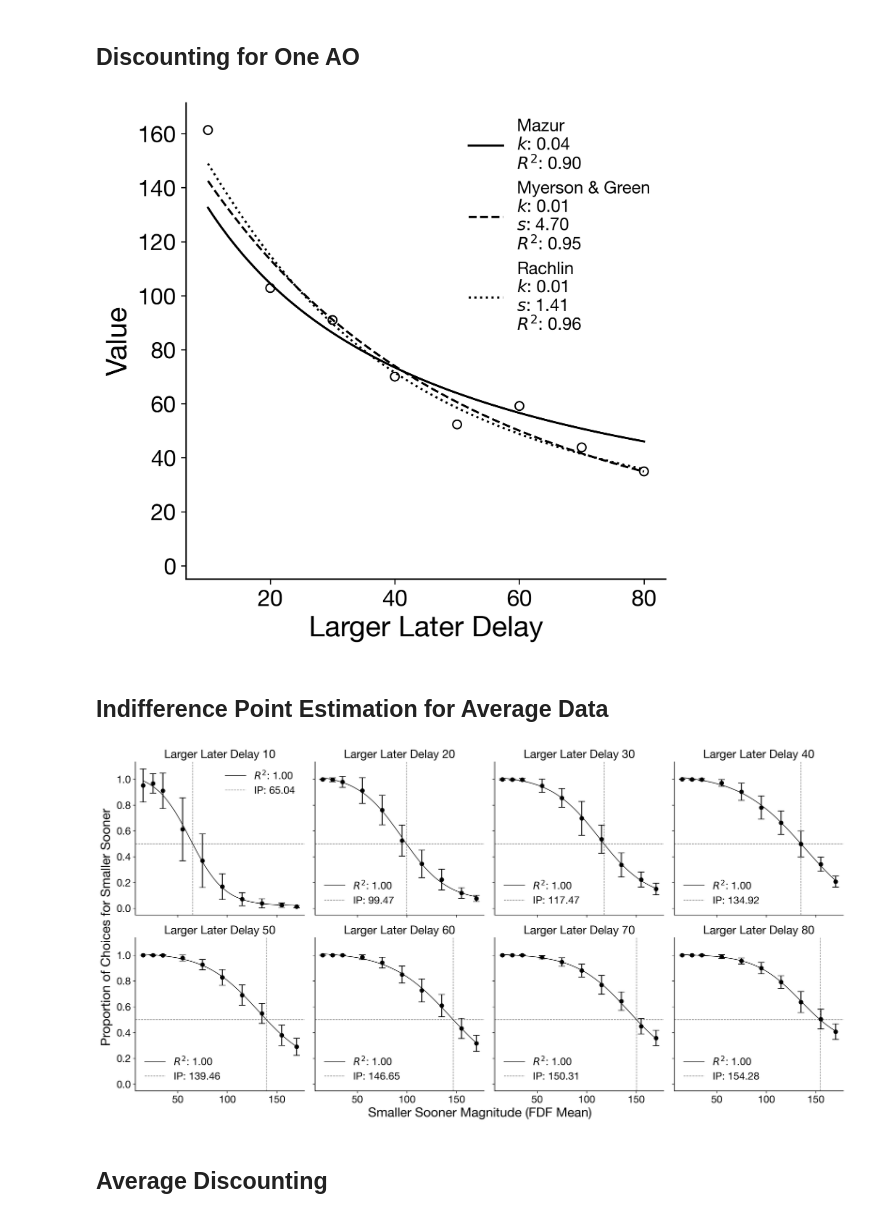
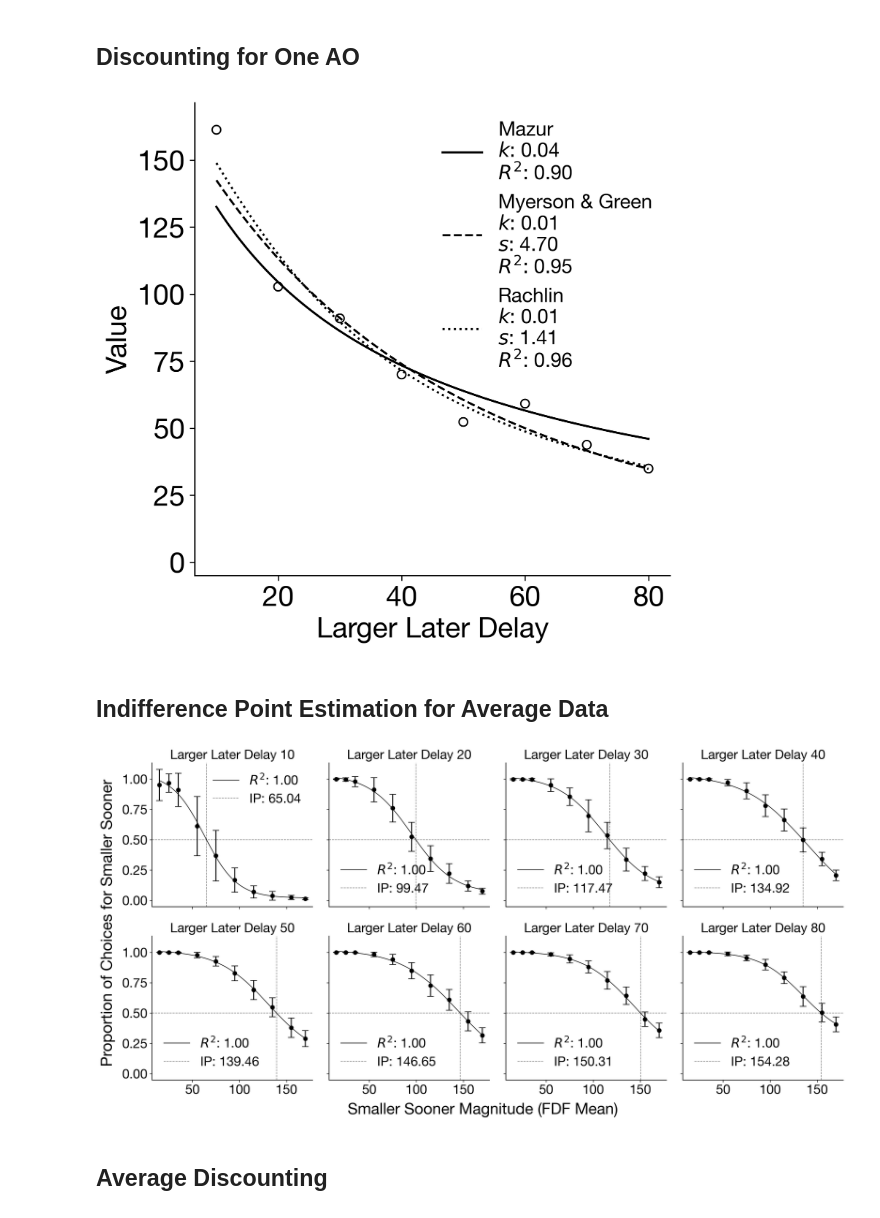
Before and after one commit to ryhigg/etbd-delay-discounting-analysis, a Jupyter notebook: experiment2_analysis.ipynb, the cells around one changed output. Saved outputs shown, nothing was run; the diff lists cells and outputs as text; code cells hidden in the pictures.

```diff
--- a/experiment2_analysis.ipynb
+++ b/experiment2_analysis.ipynb
@@ -17,10 +17,8 @@ plt.rcParams.update({
 'axes.linewidth': 1.0,
 'axes.prop_cycle': plt.cycler(color='kbrgymc'),
 'font.family': 'Helvetica Neue',
-'font.size': 12,
+'font.size': 20,
 'legend.frameon': 'false',
-'xtick.labelsize': 16,
-'ytick.labelsize': 16,
 })
 # %% [markdown]
 # Constants
@@ -364,12 +371,17 @@ for i, delay in enumerate(ao_df["LL Delay"].unique()):
     ax.plot(estimation_x, estimation_y, label=f"$R^2$: {r2:.2f}", lw=0.9)
     ax.axhline(0.5, linestyle='--', lw=0.85, alpha=0.5)
     ax.axvline(indiff_pt, linestyle='--', lw=0.85, alpha=0.5, label=f"IP: {indiff_pt:.2f}")
-    ax.set_title(f"Larger Later Delay {int(delay)}", size=18)
-    ax.legend(fontsize=16)
+    ax.set_title(f"Larger Later Delay {int(delay)}", size=20)
+
+    if i == 2:
+        ax.legend(loc='lower left')
+    else:
+        ax.legend()
+
 
 fig.tight_layout()
-fig.text(0.5, -0.01, "Smaller Sooner Magnitude (FDF Mean)", ha='center', size=20)
-fig.text(-0.01, 0.5, "Proportion of Choices for Smaller Sooner", va='center', rotation='vertical', size=20)
+fig.text(0.5, -0.01, "Smaller Sooner Magnitude (FDF Mean)", ha='center', size=24)
+fig.text(-0.01, 0.5, "Proportion of Choices for Smaller Sooner", va='center', rotation='vertical', size=24)
 
 plt.show()
 # %% [output]
@@ -419,11 +431,11 @@ ax.plot(plotting_x, rachlin(plotting_x, *rachlin_params), label=f"Rachlin\n$k$:
 ax.set_ylim(-5, max(y) + 10)
 ax.set_xlabel("Larger Later Delay", size=20)
 ax.set_ylabel("Value", size=20)
-ax.legend()
+ax.legend(fontsize=14)
 
 plt.show()
 # %% [output]
-[figure, old version]
+[figure, new version]
 # %% [markdown]
 ## Indifference Point Estimation for Average Data
 # %%
@@ -439,38 +451,38 @@ for i, delay in enumerate(avg_df[("LL Delay", "mean")].unique()):
     df = avg_df[avg_df[("LL Delay", "mean")] == delay]
     ax = axs[i - 1]
 
     mags = df[("SSMag", "mean")].values
     props = df[("PropSS", "mean")].values
     props_err = df[("PropSS", "std")].values
 
     params, _ = curve_fit(sigmoid, mags, props, p0=[-0.9, 0.05, 100, 1], maxfev=1000000)
 
     res = props - sigmoid(mags, *params)
     ss_res = np.sum(res**2)
     ss_tot = np.sum((props - np.mean(props))**2)
     r2 = 1 - (ss_res/ss_tot)
 
     estimation_x = np.linspace(min(mags), max(mags), 10000)
     estimation_y = sigmoid(estimation_x, *params)
 
     indiff_pt = estimation_x[np.argmin(np.abs(estimation_y - 0.5))]
     avg_indiff_pts.append(indiff_pt)
 
     ax.scatter(mags, props, color='black')
     ax.errorbar(mags, props, yerr=props_err, fmt='none', color='black', capsize=5)
     ax.plot(estimation_x, estimation_y, label=f"$R^2$: {r2:.2f}", lw=0.9)
     ax.axhline(0.5, linestyle='--', lw=0.85, alpha=0.5)
     ax.axvline(indiff_pt, linestyle='--', lw=0.85, alpha=0.5, label=f"IP: {indiff_pt:.2f}")
-    ax.set_title(f"Larger Later Delay {int(delay)}", size=18)
-    ax.legend(fontsize=16)
+    ax.set_title(f"Larger Later Delay {int(delay)}", size=20)
+    ax.legend()
 
 fig.tight_layout()
-fig.text(0.5, -0.01, "Smaller Sooner Magnitude (FDF Mean)", ha='center', size=20)
-fig.text(-0.01, 0.5, "Proportion of Choices for Smaller Sooner", va='center', rotation='vertical', size=20)
+fig.text(0.5, -0.01, "Smaller Sooner Magnitude (FDF Mean)", ha='center', size=24)
+fig.text(-0.01, 0.5, "Proportion of Choices for Smaller Sooner", va='center', rotation='vertical', size=24)
 
 plt.show()
 # %% [output]
-[figure, old version]
+[figure, new version]
 # %% [markdown]
 ## Average Discounting
 # %%
```
Also changed, not shown: parts of 7 cells of this notebook, 17 other files.
